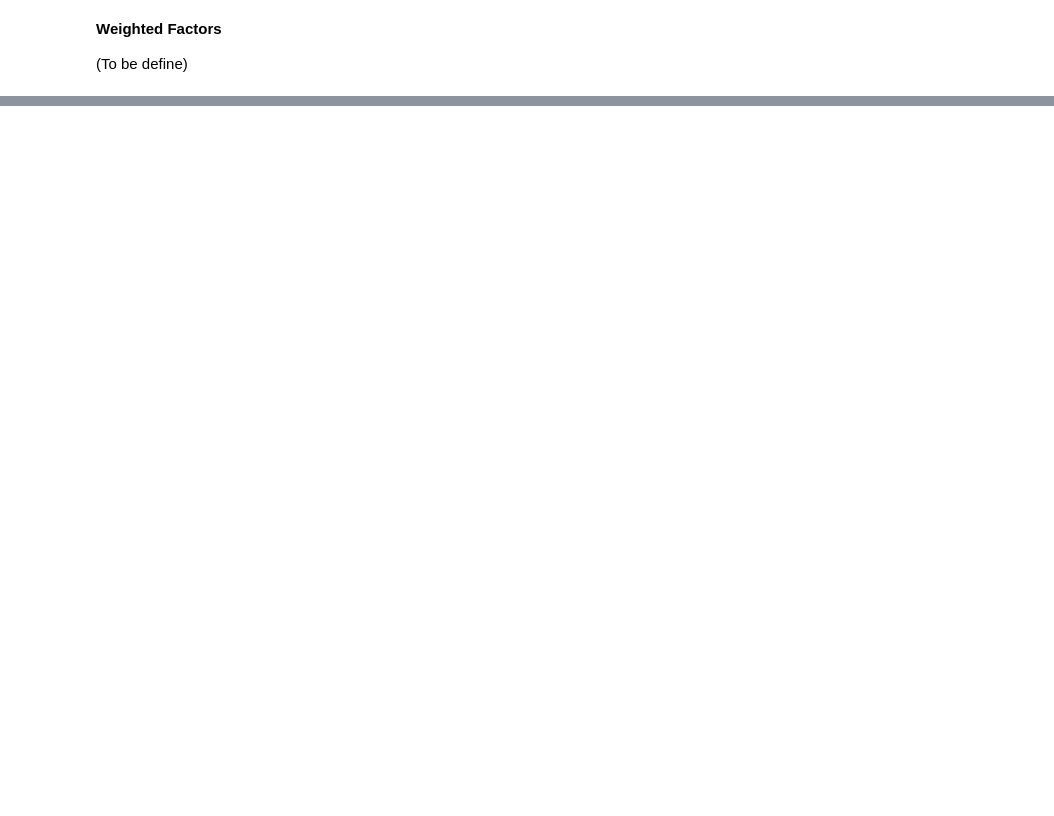
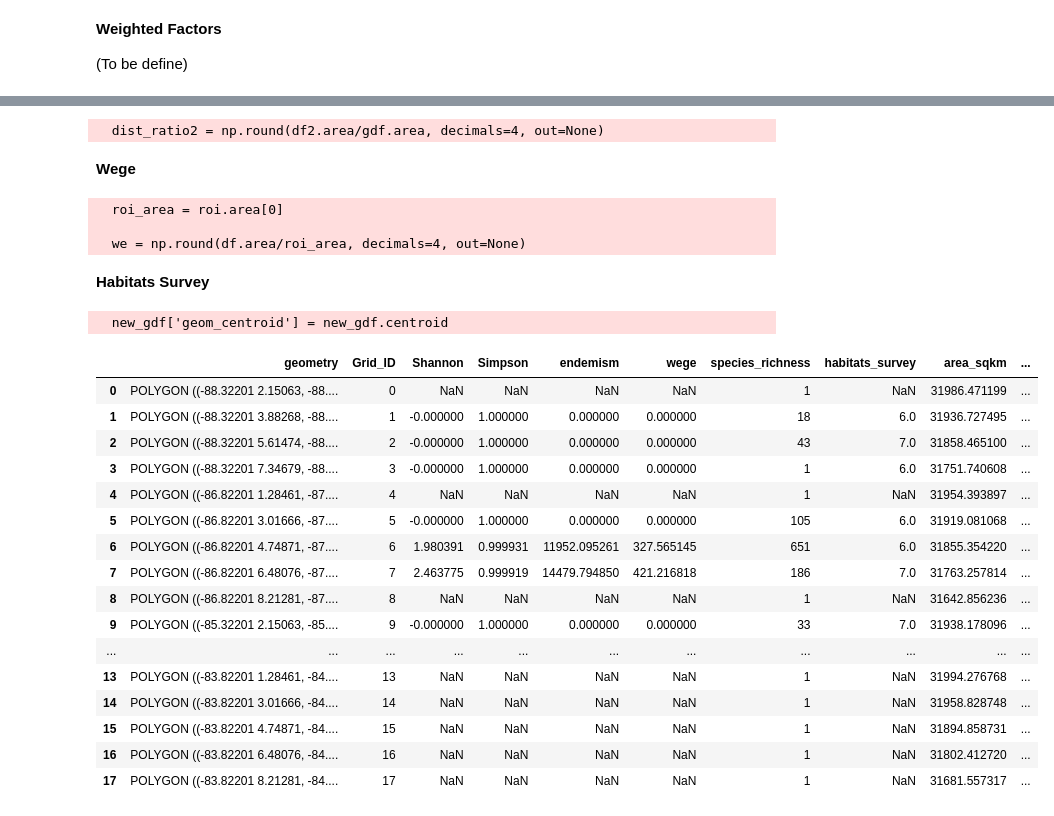
Before and after one commit to Open-Earth-Foundation/oceanprogram, a Jupyter notebook: Experimental_Work/Step3_MBUs_General_Calculation.ipynb, the cells around one changed output, grey strips where cells are left out. Saved outputs shown, nothing was run; the diff lists cells and outputs as text; code cells hidden in the pictures; blank space fills up the shorter version.

```diff
--- a/Experimental_Work/Step3_MBUs_General_Calculation.ipynb
+++ b/Experimental_Work/Step3_MBUs_General_Calculation.ipynb
@@ -160,0 +233,38 @@ mbu_normalize_biodiversity_score(ACMC, df, grid, 'abundance')
+# %%
+mbu_endemism = mbu_endemism(ACMC, df1, grid, 31970)
+# %% [output]
+  dist_ratio2 = np.round(df2.area/gdf.area, decimals=4, out=None)
+# %% [markdown]
+**Wege**
+# %%
+mbu_wege = mbu_wege(ACMC, df1, grid, 31970)
+# %% [output]
+  roi_area = roi.area[0]
+
+  we = np.round(df.area/roi_area, decimals=4, out=None)
+# %% [markdown]
+**Habitats Survey**
+# %%
+mbu_habitats_survey = mbu_habitats_survey(ACMC, grid, eco_names, 31970)
+# %% [output]
+  new_gdf['geom_centroid'] = new_gdf.centroid
+# %%
+mbu_habitats_survey
+# %% [output]
+|  | geometry | Grid_ID | Shannon | Simpson | endemism | wege | species_richness | habitats_survey | area_sqkm | ... |
+| 0 | POLYGON ((-88.32201 2.15063, -88.... | 0 | NaN | NaN | NaN | NaN | 1 | NaN | 31986.471199 | ... |
+| 1 | POLYGON ((-88.32201 3.88268, -88.... | 1 | -0.000000 | 1.000000 | 0.000000 | 0.000000 | 18 | 6.0 | 31936.727495 | ... |
+| 2 | POLYGON ((-88.32201 5.61474, -88.... | 2 | -0.000000 | 1.000000 | 0.000000 | 0.000000 | 43 | 7.0 | 31858.465100 | ... |
+| 3 | POLYGON ((-88.32201 7.34679, -88.... | 3 | -0.000000 | 1.000000 | 0.000000 | 0.000000 | 1 | 6.0 | 31751.740608 | ... |
+| 4 | POLYGON ((-86.82201 1.28461, -87.... | 4 | NaN | NaN | NaN | NaN | 1 | NaN | 31954.393897 | ... |
+| 5 | POLYGON ((-86.82201 3.01666, -87.... | 5 | -0.000000 | 1.000000 | 0.000000 | 0.000000 | 105 | 6.0 | 31919.081068 | ... |
+| 6 | POLYGON ((-86.82201 4.74871, -87.... | 6 | 1.980391 | 0.999931 | 11952.095261 | 327.565145 | 651 | 6.0 | 31855.354220 | ... |
+| 7 | POLYGON ((-86.82201 6.48076, -87.... | 7 | 2.463775 | 0.999919 | 14479.794850 | 421.216818 | 186 | 7.0 | 31763.257814 | ... |
+| 8 | POLYGON ((-86.82201 8.21281, -87.... | 8 | NaN | NaN | NaN | NaN | 1 | NaN | 31642.856236 | ... |
+| 9 | POLYGON ((-85.32201 2.15063, -85.... | 9 | -0.000000 | 1.000000 | 0.000000 | 0.000000 | 33 | 7.0 | 31938.178096 | ... |
+| ... | ... | ... | ... | ... | ... | ... | ... | ... | ... | ... |
+| 13 | POLYGON ((-83.82201 1.28461, -84.... | 13 | NaN | NaN | NaN | NaN | 1 | NaN | 31994.276768 | ... |
+| 14 | POLYGON ((-83.82201 3.01666, -84.... | 14 | NaN | NaN | NaN | NaN | 1 | NaN | 31958.828748 | ... |
+| 15 | POLYGON ((-83.82201 4.74871, -84.... | 15 | NaN | NaN | NaN | NaN | 1 | NaN | 31894.858731 | ... |
+| 16 | POLYGON ((-83.82201 6.48076, -84.... | 16 | NaN | NaN | NaN | NaN | 1 | NaN | 31802.412720 | ... |
+| 17 | POLYGON ((-83.82201 8.21281, -84.... | 17 | NaN | NaN | NaN | NaN | 1 | NaN | 31681.557317 | ... |
```
Also changed, not shown: parts of 39 cells of this notebook, 8 other files.
